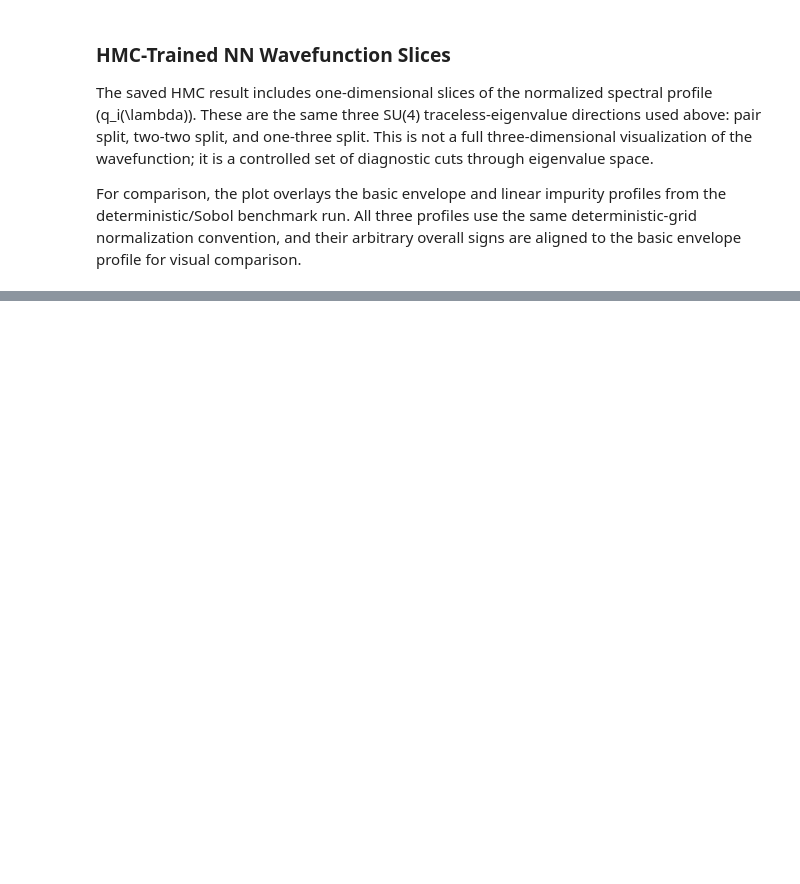
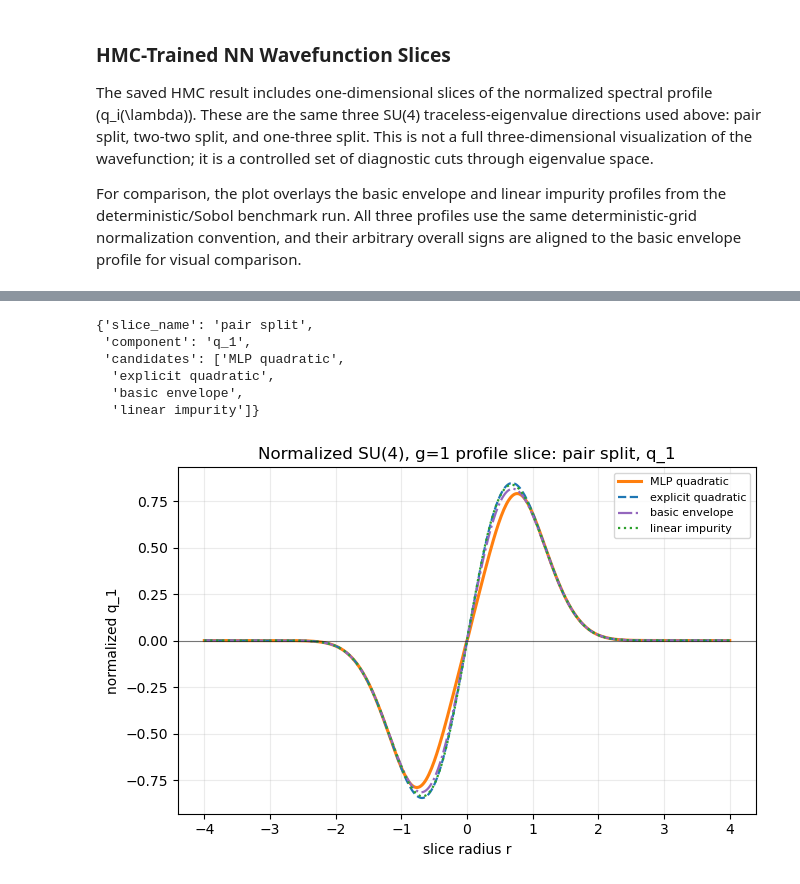
Before and after one commit to Sam-2727/Adjoint-QM, a Jupyter notebook: notebooks/su2_adjoint_ground_state.ipynb, the cells around one changed output, grey strips where cells are left out. Drawn from its saved outputs; the diff is of its cells as text; code cells hidden in the pictures; blank space fills up the shorter version.

```diff
--- a/notebooks/su2_adjoint_ground_state.ipynb
+++ b/notebooks/su2_adjoint_ground_state.ipynb
@@ -1947,0 +2718,52 @@ hmc_profile_summary
+# %%
+required_profile_names = ["profile_specs", "profile_signs", "slice_names"]
+missing_profile_names = [name for name in required_profile_names if name not in globals()]
+if missing_profile_names:
+    raise RuntimeError(
+        "Run the MLP-quadratic comparison cell above before this focused profile plot. "
+        f"Missing: {missing_profile_names}"
+    )
+
+focused_slice_name = slice_names[0]
+focused_component = 0
+
+fig, ax = plt.subplots(figsize=(6.8, 4.4))
+for name, label, color, linestyle, candidate in profile_specs:
+    slice_payload = candidate["profile_slices"]["slices"][focused_slice_name]
+    r_values = slice_payload["r"]
+    q_values = [
+        profile_signs[name] * row[focused_component]
+        for row in slice_payload["q_normalized"]
+    ]
+    linewidth = 2.2 if name == "mlp" else 1.6
+    ax.plot(
+        r_values,
+        q_values,
+        color=color,
+        linestyle=linestyle,
+        linewidth=linewidth,
+        label=label,
+    )
+
+ax.axhline(0.0, color="black", linewidth=0.8, alpha=0.5)
+ax.set_title(f"Normalized SU(4), g=1 profile slice: {focused_slice_name}, q_1")
+ax.set_xlabel("slice radius r")
+ax.set_ylabel("normalized q_1")
+ax.grid(alpha=0.25)
+ax.legend(fontsize=8)
+fig.tight_layout()
+
+focused_profile_summary = {
+    "slice_name": focused_slice_name,
+    "component": "q_1",
+    "candidates": [label for _, label, _, _, _ in profile_specs],
+}
+focused_profile_summary
+# %% [output]
+{'slice_name': 'pair split',
+ 'component': 'q_1',
+ 'candidates': ['MLP quadratic',
+  'explicit quadratic',
+  'basic envelope',
+  'linear impurity']}
+[figure, added]
```
Also changed, not shown: parts of 25 cells of this notebook, 18 other files.
